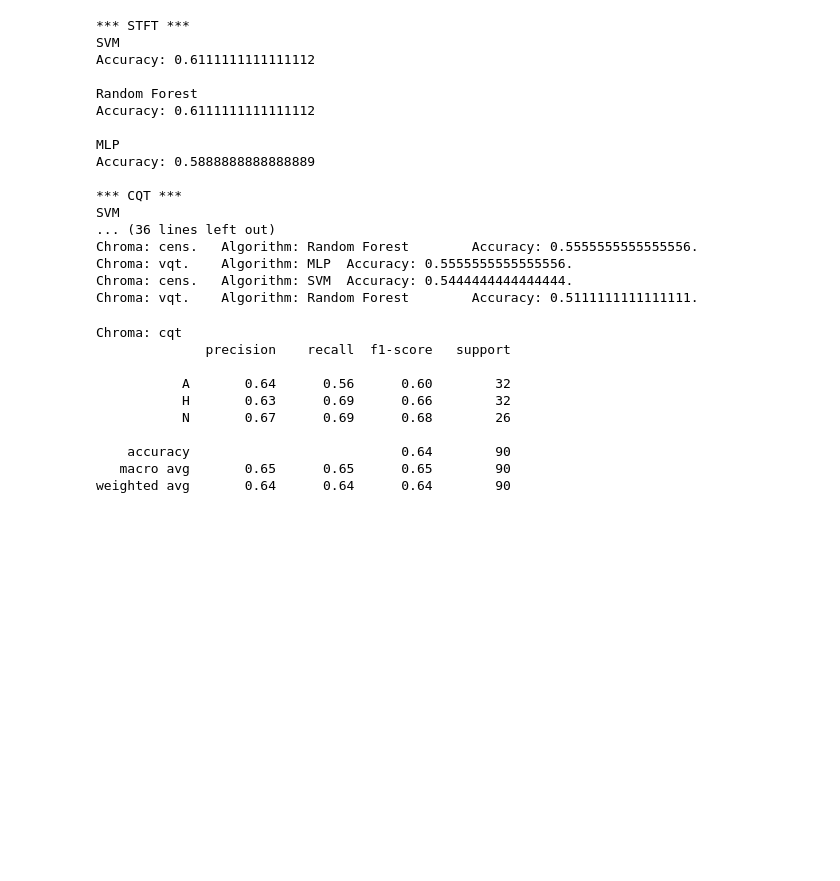
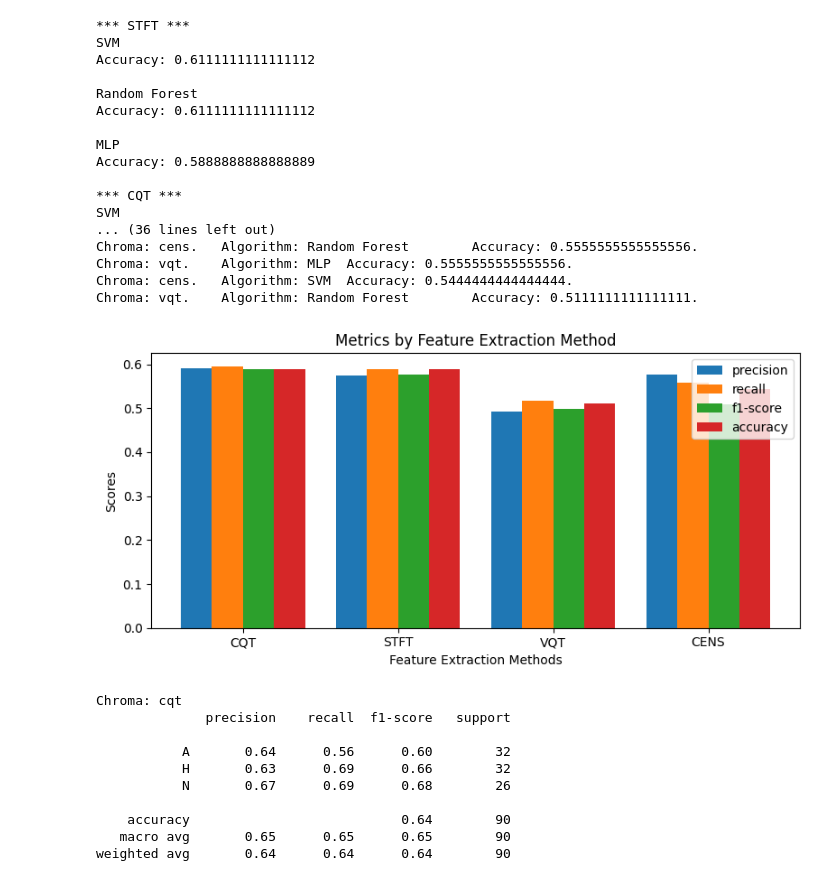
Before and after one commit to Glitterfrost/Acustic-Signals-Project, a Jupyter notebook: chroma_features_sentences.ipynb, the cells around one changed output. Drawn from its saved outputs; the diff is of its cells as text; code cells hidden in the pictures; blank space fills up the shorter version.

```diff
--- a/chroma_features_sentences.ipynb
+++ b/chroma_features_sentences.ipynb
@@ -267,6 +322,10 @@ Chroma: cens.   Algorithm: Random Forest        Accuracy: 0.5555555555555556.
 Chroma: vqt.    Algorithm: MLP  Accuracy: 0.5555555555555556.
 Chroma: cens.   Algorithm: SVM  Accuracy: 0.5444444444444444.
 Chroma: vqt.    Algorithm: Random Forest        Accuracy: 0.5111111111111111.
+# %%
+plot_comparison(accuracies)
+# %% [output]
+[figure, added]
 # %%
 plot_best_results(accuracies, 3)
 # %% [output]
```
Also changed, not shown: parts of 4 cells of this notebook, 1 other file.
